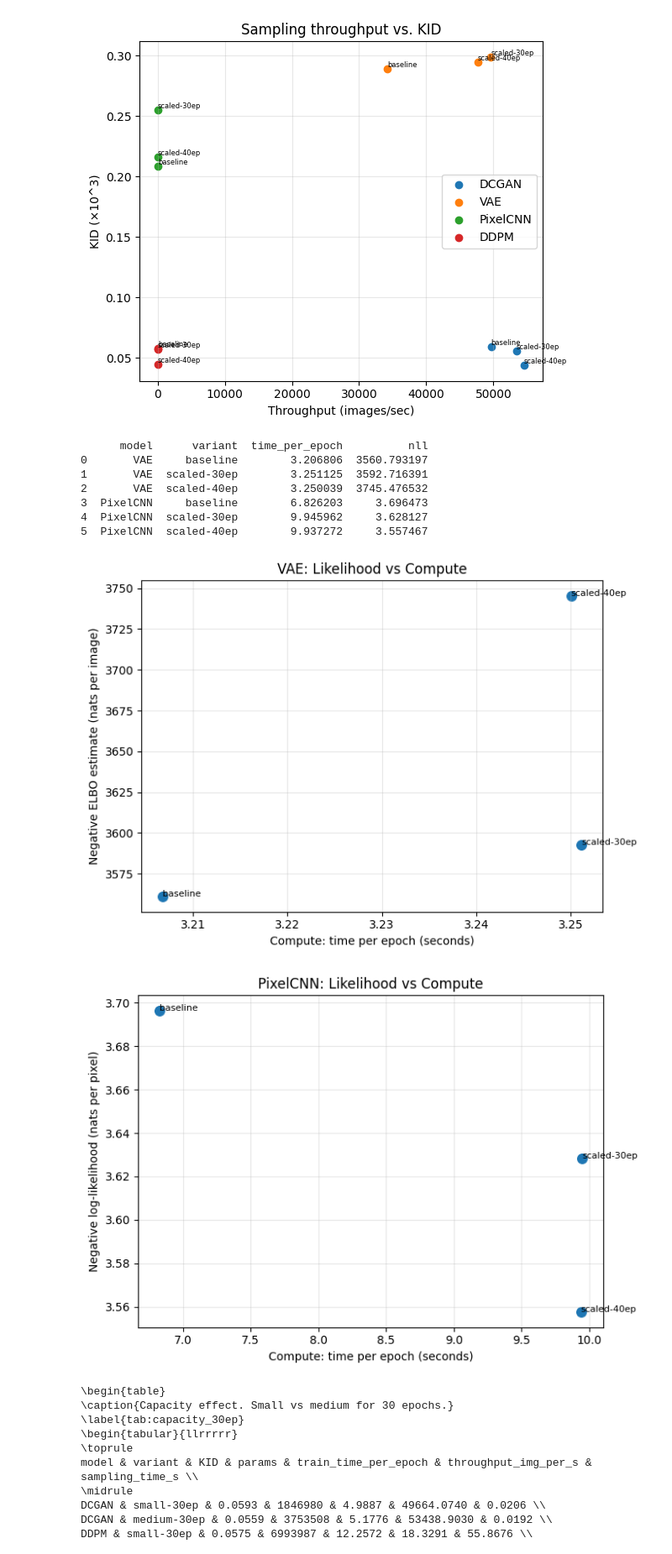
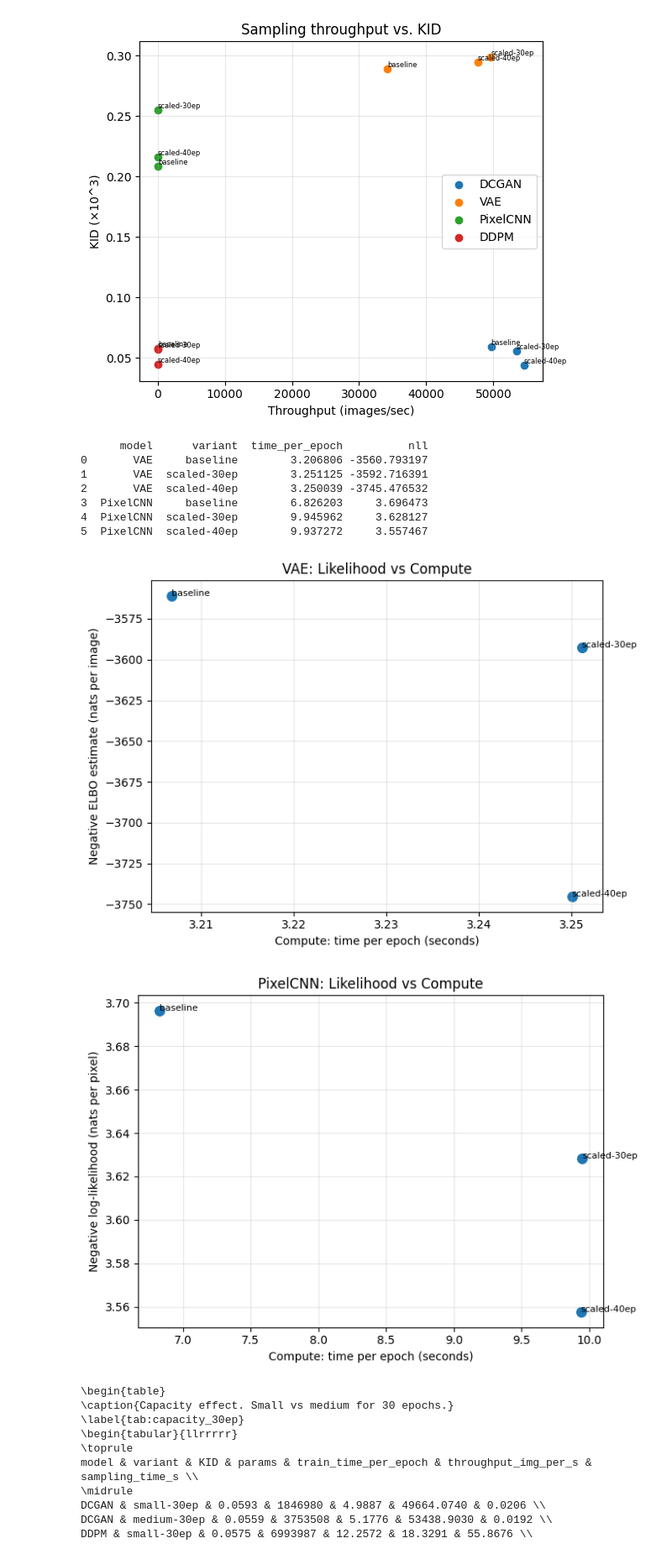
Before and after one commit to karolur/IFT6135_assignment3, a Jupyter notebook: question_1/hw3_practical_clean.ipynb, the cells around one changed output. Shown at 84% size. Saved outputs shown, nothing was run; the diff lists cells and outputs as text; code cells hidden in the pictures.

```diff
--- a/question_1/hw3_practical_clean.ipynb
+++ b/question_1/hw3_practical_clean.ipynb
@@ -1490,6 +1490,17 @@ plt.show()
 # PixelCNN baseline: Validation NLL: 3.6965
 # PixelCNN 30 ep: Validation NLL: 3.6281
 # PixelCNN 40 ep: Validation NLL: 3.5575
+
+import json
+import pandas
+from pathlib import Path
+import matplotlib.pyplot as plt
+import matplotlib.image as mpimg
+
+PROJECT_ROOT = Path.cwd()
+DATA_ROOT = PROJECT_ROOT
+ARTIFACT_DIR = PROJECT_ROOT / "artifacts"
+summary = json.load(open(ARTIFACT_DIR / "metrics_summary.json"))
 
 vae_ll = {
     "baseline":   3560.7932,
@@ -1508,7 +1519,7 @@ rows = []
 #vae
 for variant, nll in vae_ll.items():
     t = summary["VAE"][variant]["train_time_per_epoch_s"]
-    nll = - summary["VAE"][variant]["nll"]
+    nll = summary["VAE"][variant]["nll"]
     rows.append(("VAE", variant, t, nll))
 #pixelcnn
 for variant, nll in pixelcnn_ll.items():
@@ -1538,37 +1549,37 @@ plt.ylabel("Negative ELBO estimate (nats per image)")
 plt.title("VAE: Likelihood vs Compute")
 plt.grid(True, alpha=0.3)
 plt.tight_layout()
 plt.show()
 
 
 plt.figure(figsize=(7, 5))
 sub = df[df["model"] == "PixelCNN"]
 
 plt.scatter(sub["time_per_epoch"], sub["nll"], s=70)
 
 for _, row in sub.iterrows():
     plt.text(
         row["time_per_epoch"],
         row["nll"],
         row["variant"],
         fontsize=8
     )
 
 plt.xlabel("Compute: time per epoch (seconds)")
 plt.ylabel("Negative log-likelihood (nats per pixel)")
 plt.title("PixelCNN: Likelihood vs Compute")
 plt.grid(True, alpha=0.3)
 plt.tight_layout()
 plt.show()
 # %% [output]
       model      variant  time_per_epoch          nll
-0       VAE     baseline        3.206806  3560.793197
-1       VAE  scaled-30ep        3.251125  3592.716391
-2       VAE  scaled-40ep        3.250039  3745.476532
+0       VAE     baseline        3.206806 -3560.793197
+1       VAE  scaled-30ep        3.251125 -3592.716391
+2       VAE  scaled-40ep        3.250039 -3745.476532
 3  PixelCNN     baseline        6.826203     3.696473
 4  PixelCNN  scaled-30ep        9.945962     3.628127
 5  PixelCNN  scaled-40ep        9.937272     3.557467
-[figure, old version]
+[figure, new version]
 [figure]
 # %%
 # 5. Parameter scaling study
```
Also changed, not shown: 2 other files.
